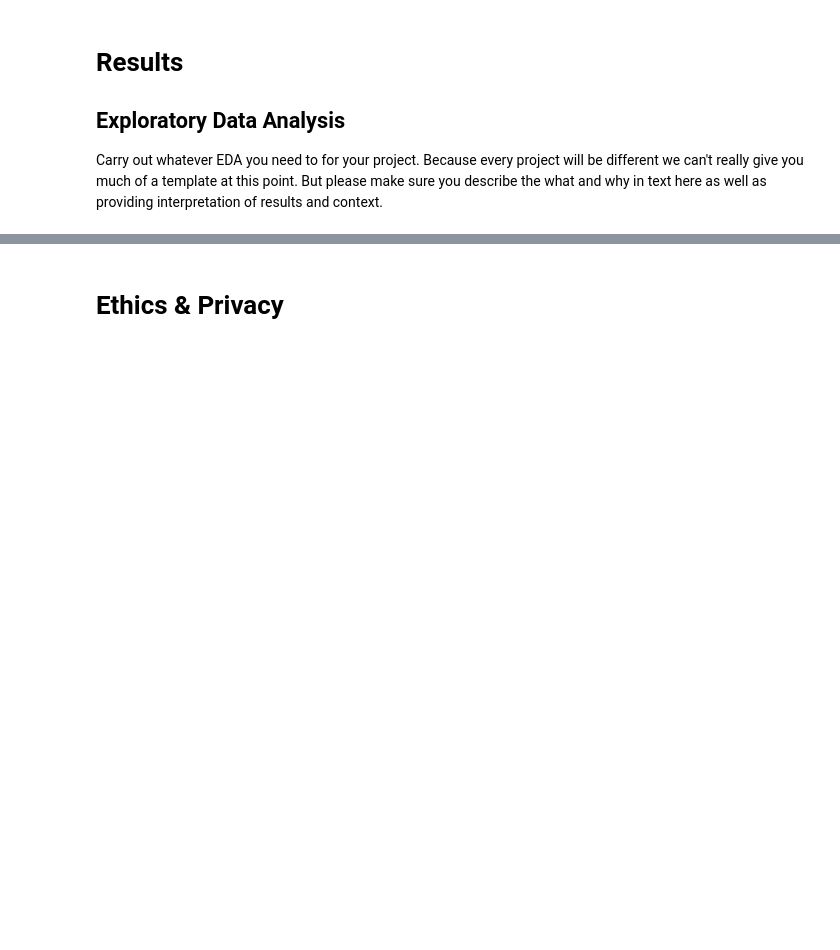
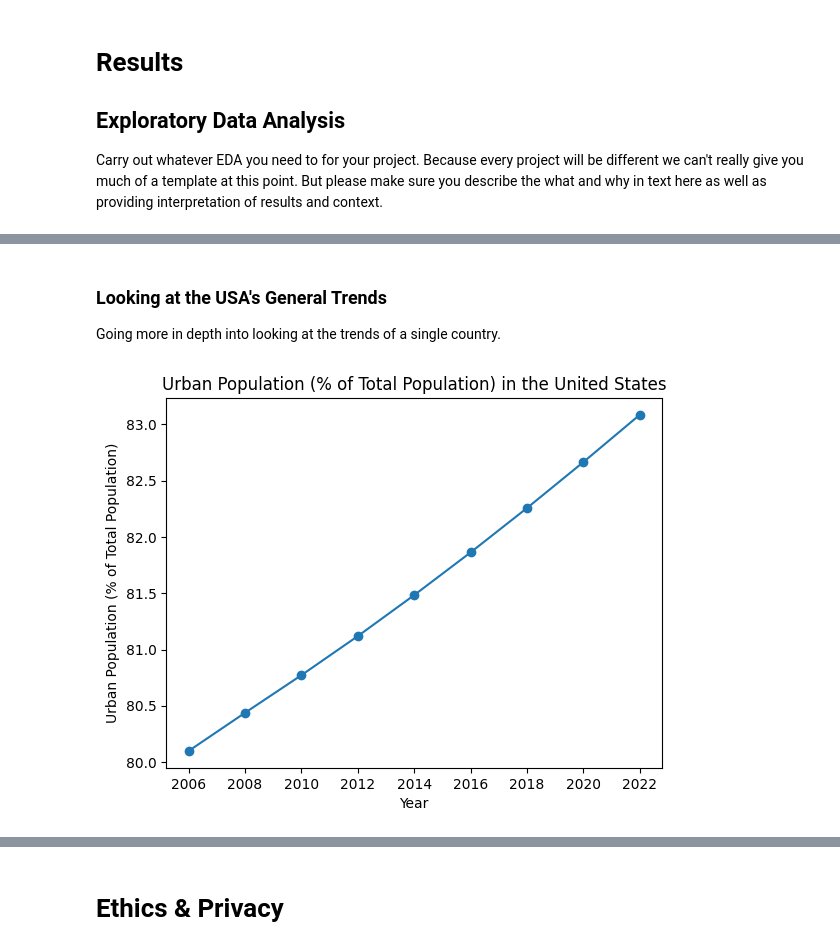
Before and after one commit to abbymcleod/Country-Happiness-Index, a Jupyter notebook: EDACheckpoint_Group010-FA24.ipynb, the cells around one changed output, grey strips where cells are left out. Drawn from its saved outputs; the diff is of its cells as text; code cells hidden in the pictures; blank space fills up the shorter version.

```diff
--- a/EDACheckpoint_Group010-FA24.ipynb
+++ b/EDACheckpoint_Group010-FA24.ipynb
@@ -447,0 +520,12 @@ Some more words and stuff.  Remember notebooks work best if you interleave the c
+# %% [markdown]
+### Looking at the USA's General Trends
+
+Going more in depth into looking at the trends of a single country.
+# %%
+us_only = merged_df[merged_df.get('Country name') == 'United States']
+plt.plot(us_only['Year'], us_only['Urban population (% of total population)'], marker = 'o')
+plt.title('Urban Population (% of Total Population) in the United States')
+plt.xlabel('Year')
+plt.ylabel('Urban Population (% of Total Population)');
+# %% [output]
+[figure, added]
```
Also changed, not shown: parts of 26 cells of this notebook, 1 other file.
